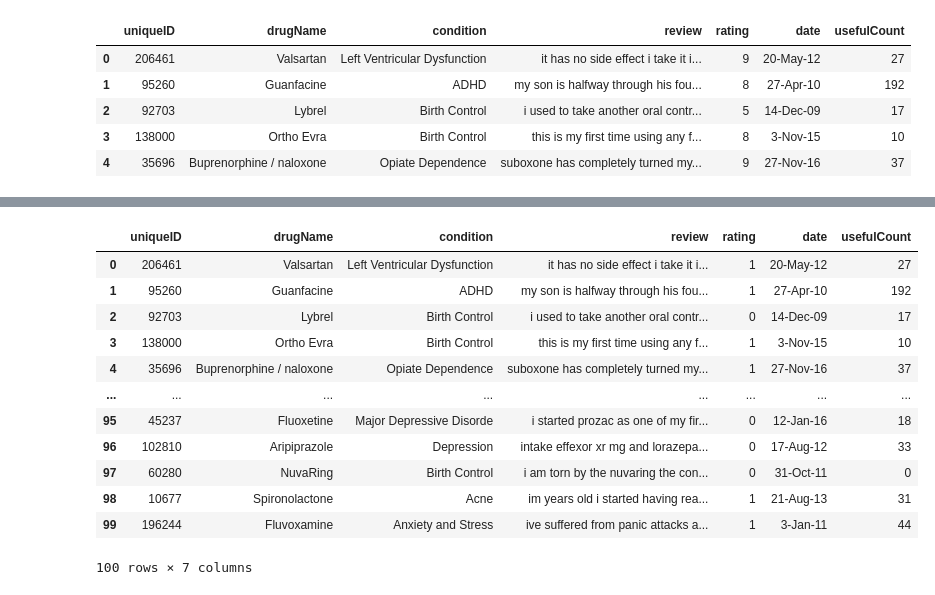
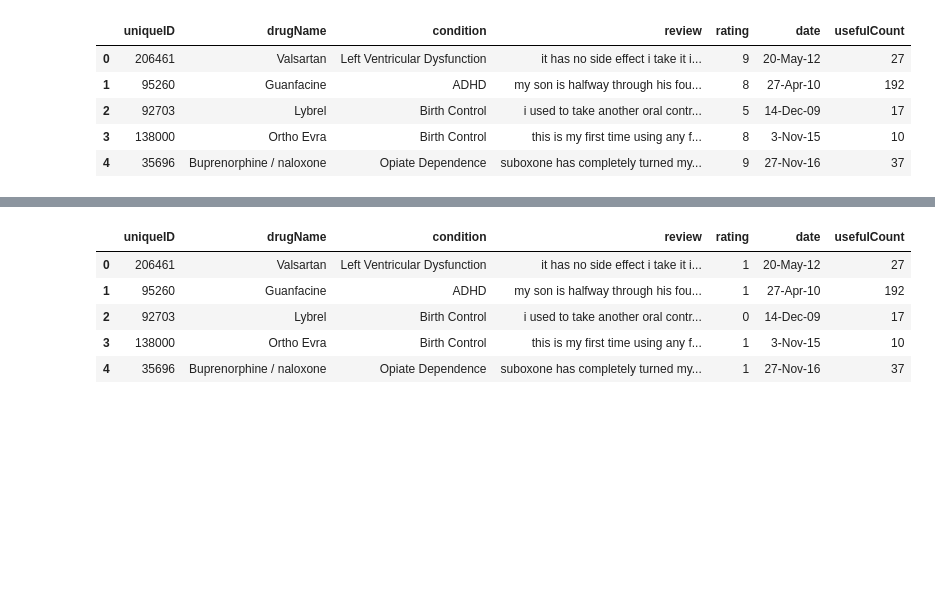
Before and after one commit to Sanjaye22/CUBootcamp-Final-Project, a Jupyter notebook: Notebook/Data Preprocessing.ipynb, the cells around one changed output, grey strips where cells are left out. Drawn from its saved outputs; the diff is of its cells as text; code cells hidden in the pictures; blank space fills up the shorter version.

```diff
--- a/Notebook/Data Preprocessing.ipynb
+++ b/Notebook/Data Preprocessing.ipynb
@@ -232,25 +211,18 @@ test_df_new.head(100)
 # %%
 # Switching rating column values to 0 & 1
 
 train_df_new['rating']=train_df_new['rating'].replace(["1","2","3","4","5"], 0)
 
 train_df_new['rating']=train_df_new['rating'].replace(["6","7","8","9","10"], 1)
 
-train_df_new.head(100)
+train_df_new.head()
 # %% [output]
 |  | uniqueID | drugName | condition | review | rating | date | usefulCount |
 | 0 | 206461 | Valsartan | Left Ventricular Dysfunction | it has no side effect i take it i... | 1 | 20-May-12 | 27 |
 | 1 | 95260 | Guanfacine | ADHD | my son is halfway through his fou... | 1 | 27-Apr-10 | 192 |
 | 2 | 92703 | Lybrel | Birth Control | i used to take another oral contr... | 0 | 14-Dec-09 | 17 |
 | 3 | 138000 | Ortho Evra | Birth Control | this is my first time using any f... | 1 | 3-Nov-15 | 10 |
 | 4 | 35696 | Buprenorphine / naloxone | Opiate Dependence | suboxone has completely turned my... | 1 | 27-Nov-16 | 37 |
-| ... | ... | ... | ... | ... | ... | ... | ... |
-| 95 | 45237 | Fluoxetine | Major Depressive Disorde | i started prozac as one of my fir... | 0 | 12-Jan-16 | 18 |
-| 96 | 102810 | Aripiprazole | Depression | intake effexor xr mg and lorazepa... | 0 | 17-Aug-12 | 33 |
-| 97 | 60280 | NuvaRing | Birth Control | i am torn by the nuvaring the con... | 0 | 31-Oct-11 | 0 |
-| 98 | 10677 | Spironolactone | Acne | im years old i started having rea... | 1 | 21-Aug-13 | 31 |
-| 99 | 196244 | Fluvoxamine | Anxiety and Stress | ive suffered from panic attacks a... | 1 | 3-Jan-11 | 44 |
-100 rows × 7 columns
 # %%
 # Exporting cleaned datasets to csv files
 test_df_new.to_csv('testfinal.csv',index=False)
```
Also changed, not shown: parts of 9 cells of this notebook, 19 other files.
